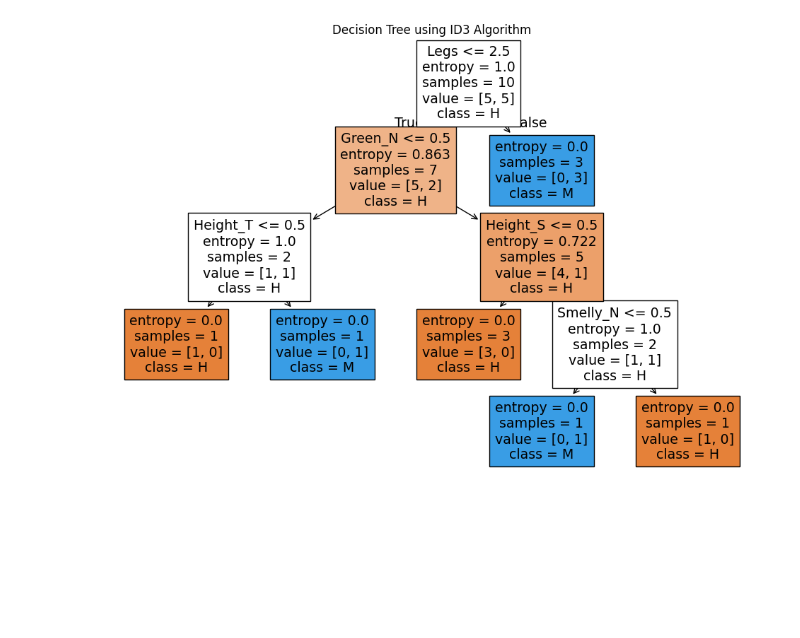
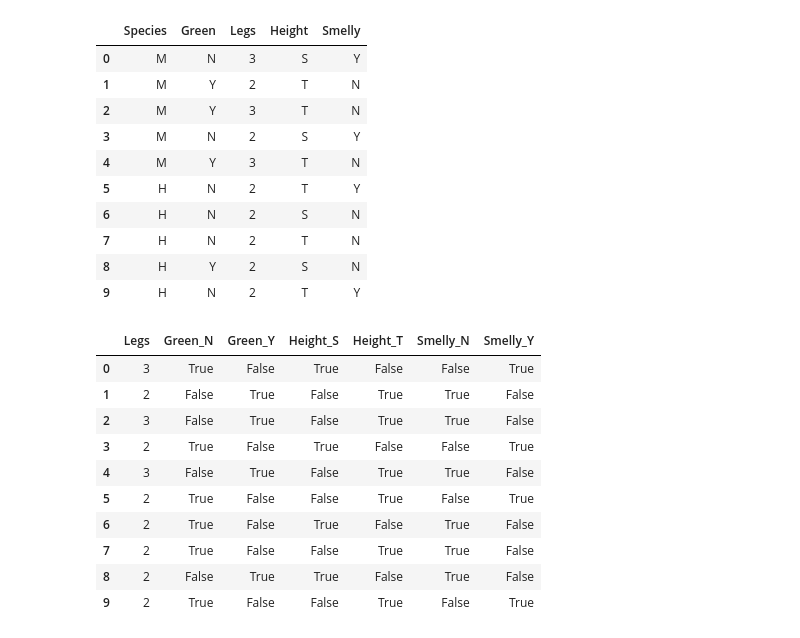
Before and after one commit to tofighi/MachineLearning, a Jupyter notebook: Decision_Tree_Example.ipynb, the cells around one changed output. Cells and saved outputs as stored; diff of their text form; code cells hidden in the pictures; blank space fills up the shorter version.

```diff
--- a/Decision_Tree_Example.ipynb
+++ b/Decision_Tree_Example.ipynb
@@ -16,22 +16,36 @@ data = {
 
 # Convert to DataFrame
 df = pd.DataFrame(data)
-
-# Separate features and target variable
-X = df.drop("Species", axis=1)
-y = df["Species"]
-
-# Convert categorical variables to numerical using one-hot encoding
-X_encoded = pd.get_dummies(X)
-
-# Initialize and train the decision tree classifier with entropy criterion (ID3 algorithm)
-clf = DecisionTreeClassifier(criterion="entropy")
-clf.fit(X_encoded, y)
-
-# Visualize the decision tree
-plt.figure(figsize=(12, 8))
-plot_tree(clf, feature_names=X_encoded.columns, class_names=clf.classes_, filled=True)
-plt.title("Decision Tree using ID3 Algorithm")
-plt.show()
+df
 # %% [output]
-[figure, removed]
+|  | Species | Green | Legs | Height | Smelly |
+| 0 | M | N | 3 | S | Y |
+| 1 | M | Y | 2 | T | N |
+| 2 | M | Y | 3 | T | N |
+| 3 | M | N | 2 | S | Y |
+| 4 | M | Y | 3 | T | N |
+| 5 | H | N | 2 | T | Y |
+| 6 | H | N | 2 | S | N |
+| 7 | H | N | 2 | T | N |
+| 8 | H | Y | 2 | S | N |
+| 9 | H | N | 2 | T | Y |
+# %%
+# Separate features and target variable
+X = df.drop("Species", axis=1)
+y = df["Species"]
+
+# Convert categorical variables to numerical using one-hot encoding
+X_encoded = pd.get_dummies(X)
+X_encoded
+# %% [output]
+|  | Legs | Green_N | Green_Y | Height_S | Height_T | Smelly_N | Smelly_Y |
+| 0 | 3 | True | False | True | False | False | True |
+| 1 | 2 | False | True | False | True | True | False |
+| 2 | 3 | False | True | False | True | True | False |
+| 3 | 2 | True | False | True | False | False | True |
+| 4 | 3 | False | True | False | True | True | False |
+| 5 | 2 | True | False | False | True | False | True |
+| 6 | 2 | True | False | True | False | True | False |
+| 7 | 2 | True | False | False | True | True | False |
+| 8 | 2 | False | True | True | False | True | False |
+| 9 | 2 | True | False | False | True | False | True |
```
Also changed, not shown: parts of 1 cell of this notebook.
